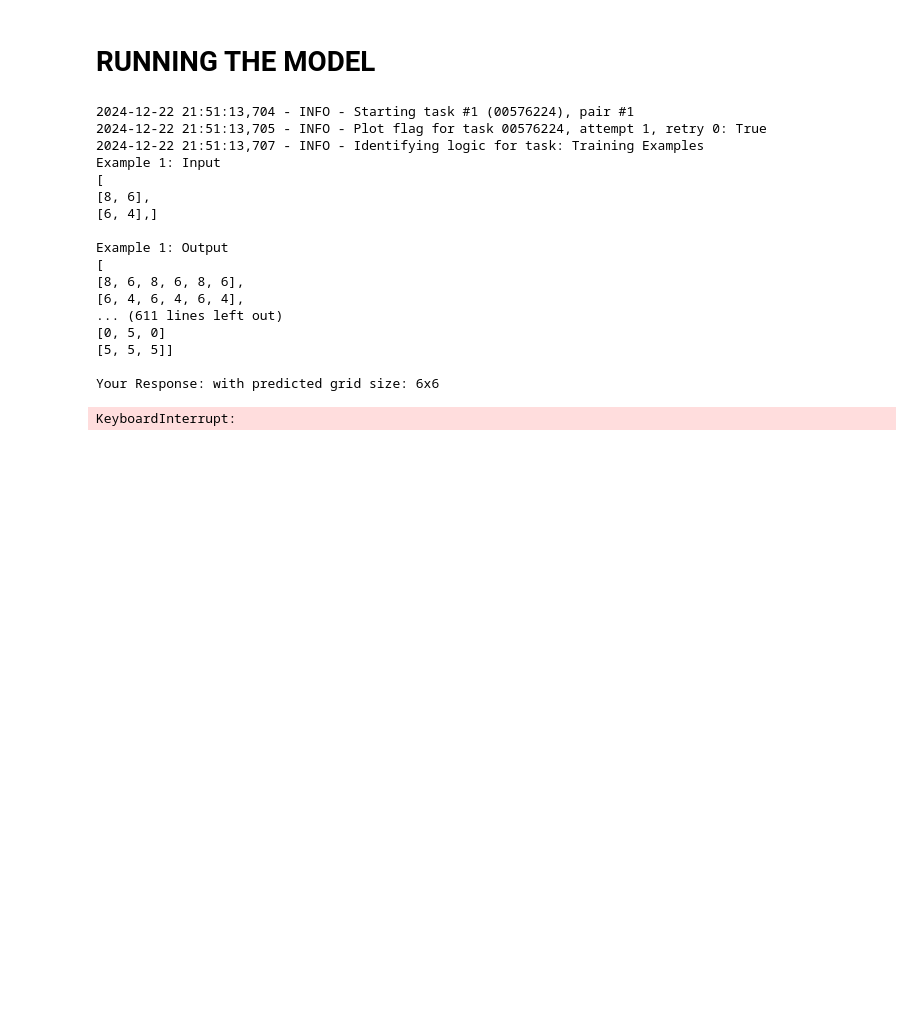
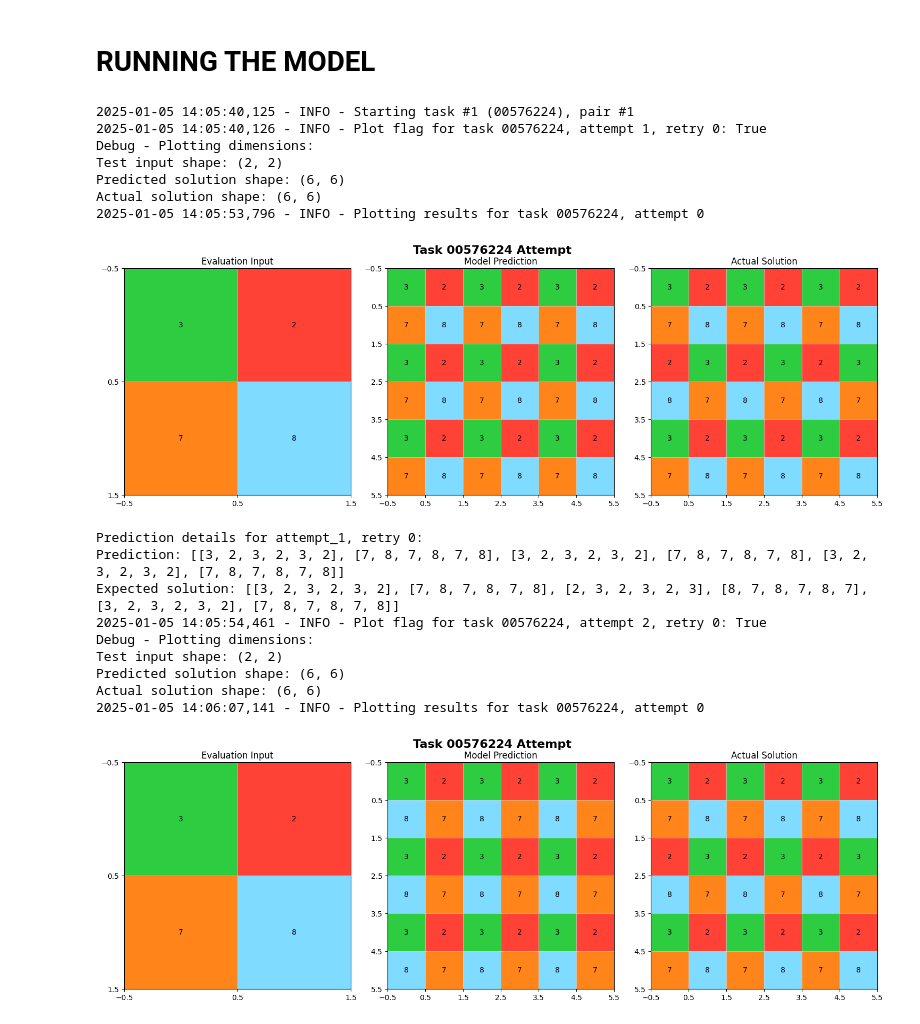
Before and after one commit to asw615/ARC-AGI-Multiagents, a Jupyter notebook: agents_w_tools.ipynb, the cells around one changed output. Saved outputs shown, nothing was run; the diff lists cells and outputs as text; code cells hidden in the pictures; blank space fills up the shorter version.

```diff
--- a/agents_w_tools.ipynb
+++ b/agents_w_tools.ipynb
@@ -187,7 +193,8 @@ openai_api_key = os.getenv('OPENAI_API_KEY')
 anthropic_api_key =os.getenv('ANTHROPIC_API_KEY')
 
 # MORE EXPENSIVE MODELS
-llm_openai = ChatOpenAI(model='gpt-4o', openai_api_key=openai_api_key, max_tokens=5000)
+llm_openai = ChatOpenAI(model='gpt-4o', openai_api_key=openai_api_key, max_tokens=3000)
+llm_openai_c = ChatOpenAI(model='gpt-4o', openai_api_key=openai_api_key, max_tokens=10000)
 #llm_anthropic = ChatAnthropic(model='claude-3-5-sonnet-20241022', anthropic_api_key=anthropic_api_key, max_tokens=3000)
 
 # CHEAPER MODELS
@@ -309,42 +316,3 @@ def openai_encode_image_base64(plt):
     }
 # %% [markdown]
 ## Trying to make MVP product which is just regular openai model trying to predict
-# %%
-# converting train and test pairs to a string format ideal for LLMs
-def json_task_to_string(challenge_tasks: dict, task_id: str, test_input_index: int) -> str:
-    """
-    challenge_tasks: dict a list of tasks
-    task_id: str the id of the task we want to convert to a string
-
-    Convert your json task into a string so you can pass it to your LLM.
-    This is a crucial step where you can use your creativity to edit how tasks are represented.
-    """
-    json_task = challenge_tasks[task_id]
-
-    final_output = ""
-
-    train_tasks = json_task['train']
-    test_task = json_task['test']
-
-    final_output = "Training Examples\n"
-
-    for i, task in enumerate(train_tasks):
-        final_output += f"Example {i + 1}: Input\n["
-        for row in task['input']:
-            final_output += f"\n{str(row)},"
-
-        final_output += "]\n\n"
-        final_output += f"Example {i + 1}: Output\n["
-
-        for row in task['output']:
-            final_output += f"\n{str(row)},"
-
-        final_output += "]\n\n"
-
-    final_output += "Test\n["
-    for row in test_task[test_input_index]['input']:
-        final_output += f"\n{str(row)}"
-
-    final_output += "]\n\nYour Response:"
-
-    return final_output
@@ -1781,23 +1755,23 @@ def main(task_set='training', NUM_TASKS=None, submission_file_name='submission.j
 # %% [markdown]
 # RUNNING THE MODEL
 # %%
-main(task_set='evaluation', NUM_TASKS=28)
+main(task_set='evaluation', NUM_TASKS=3)
 # %% [output]
-2024-12-22 21:51:13,704 - INFO - Starting task #1 (00576224), pair #1
-2024-12-22 21:51:13,705 - INFO - Plot flag for task 00576224, attempt 1, retry 0: True
-2024-12-22 21:51:13,707 - INFO - Identifying logic for task: Training Examples
-Example 1: Input
-[
-[8, 6],
-[6, 4],]
-
-Example 1: Output
-[
-[8, 6, 8, 6, 8, 6],
-[6, 4, 6, 4, 6, 4],
-... (611 lines left out)
-[0, 5, 0]
-[5, 5, 5]]
-
-Your Response: with predicted grid size: 6x6
+2025-01-05 14:05:40,125 - INFO - Starting task #1 (00576224), pair #1
+2025-01-05 14:05:40,126 - INFO - Plot flag for task 00576224, attempt 1, retry 0: True
+Debug - Plotting dimensions:
+Test input shape: (2, 2)
+Predicted solution shape: (6, 6)
+Actual solution shape: (6, 6)
+2025-01-05 14:05:53,796 - INFO - Plotting results for task 00576224, attempt 0
+[figure, added]
-KeyboardInterrupt:
+Prediction details for attempt_1, retry 0:
+Prediction: [[3, 2, 3, 2, 3, 2], [7, 8, 7, 8, 7, 8], [3, 2, 3, 2, 3, 2], [7, 8, 7, 8, 7, 8], [3, 2, 3, 2, 3, 2], [7, 8, 7, 8, 7, 8]]
+Expected solution: [[3, 2, 3, 2, 3, 2], [7, 8, 7, 8, 7, 8], [2, 3, 2, 3, 2, 3], [8, 7, 8, 7, 8, 7], [3, 2, 3, 2, 3, 2], [7, 8, 7, 8, 7, 8]]
+2025-01-05 14:05:54,461 - INFO - Plot flag for task 00576224, attempt 2, retry 0: True
+Debug - Plotting dimensions:
+Test input shape: (2, 2)
+Predicted solution shape: (6, 6)
+Actual solution shape: (6, 6)
+2025-01-05 14:06:07,141 - INFO - Plotting results for task 00576224, attempt 0
+[figure, added]
```
Also changed, not shown: parts of 6 cells of this notebook, 6 other files.
